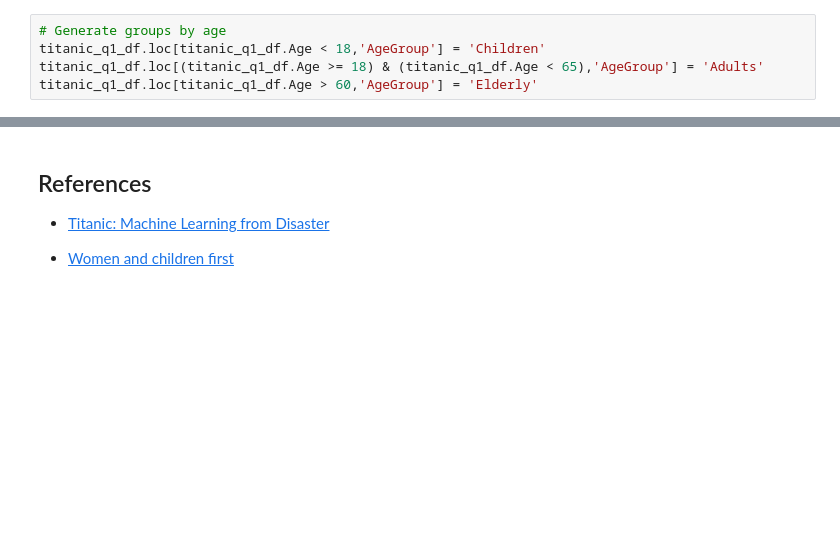
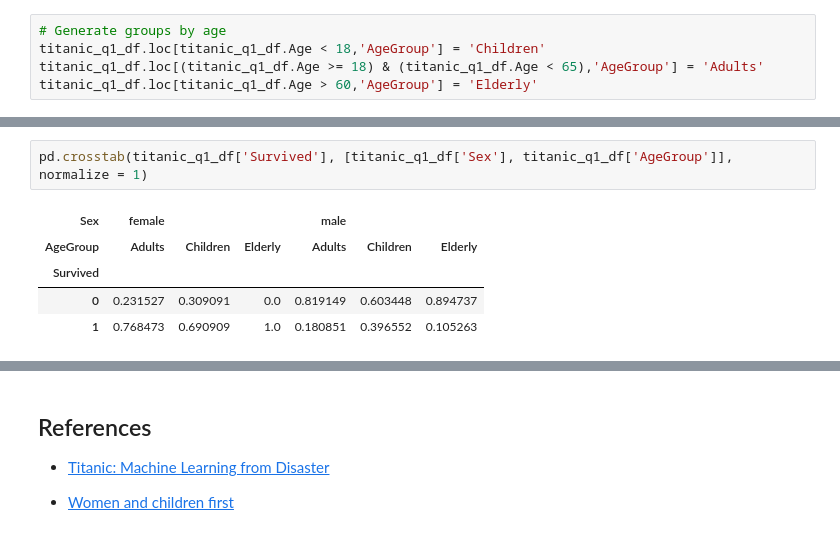
Before and after one commit to dylanjcastillo/titanic_analysis, a Jupyter notebook: Titanic Analysis.ipynb, the cells around one changed output, grey strips where cells are left out. Saved outputs shown, nothing was run; the diff lists cells and outputs as text; blank space fills up the shorter version.

```diff
--- a/Titanic Analysis.ipynb
+++ b/Titanic Analysis.ipynb
@@ -235,0 +231,8 @@ So, Jack. One could say that there was enough space for you in Rose's door but n
+# %%
+pd.crosstab(titanic_q1_df['Survived'], [titanic_q1_df['Sex'], titanic_q1_df['AgeGroup']], normalize = 1)
+# %% [output]
+| Sex | female |  |  | male |  |  |
+| AgeGroup | Adults | Children | Elderly | Adults | Children | Elderly |
+| Survived |  |  |  |  |  |  |
+| 0 | 0.231527 | 0.309091 | 0.0 | 0.819149 | 0.603448 | 0.894737 |
+| 1 | 0.768473 | 0.690909 | 1.0 | 0.180851 | 0.396552 | 0.105263 |
```
Also changed, not shown: parts of 21 cells of this notebook, 1 other file.
